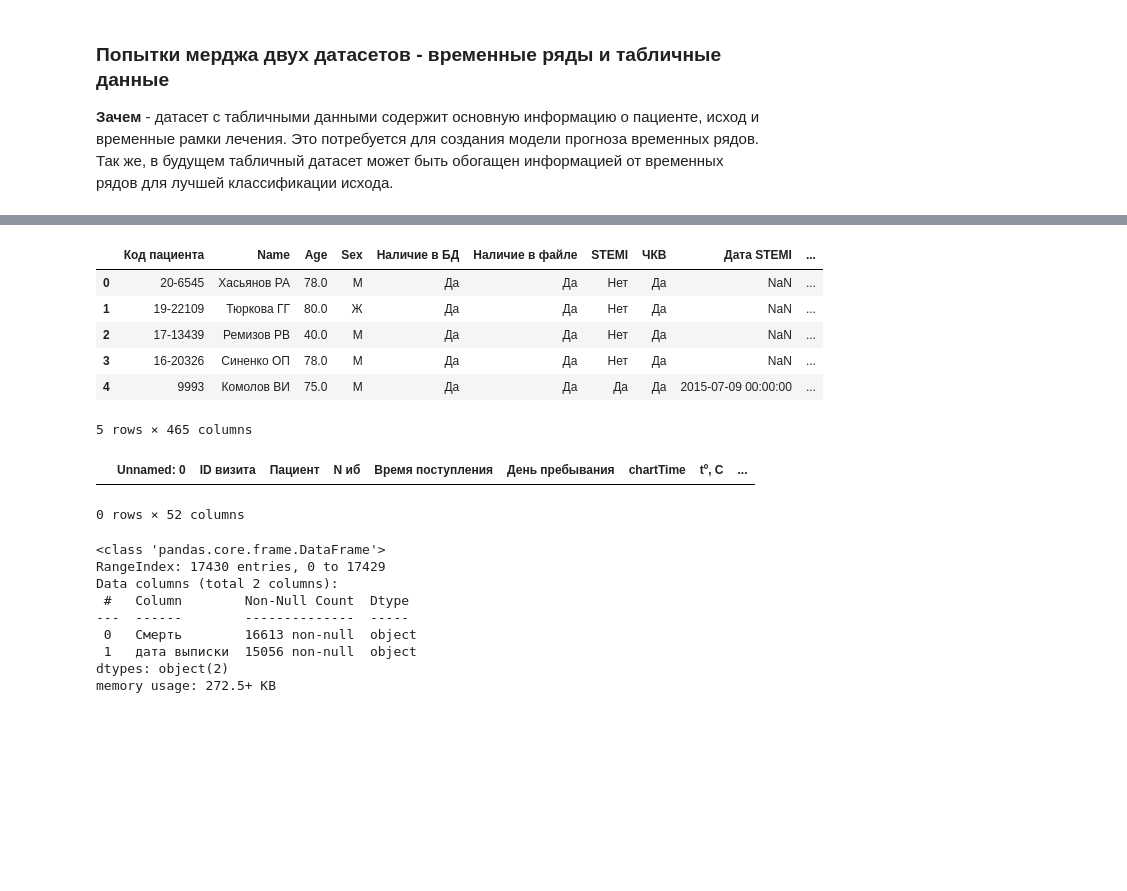
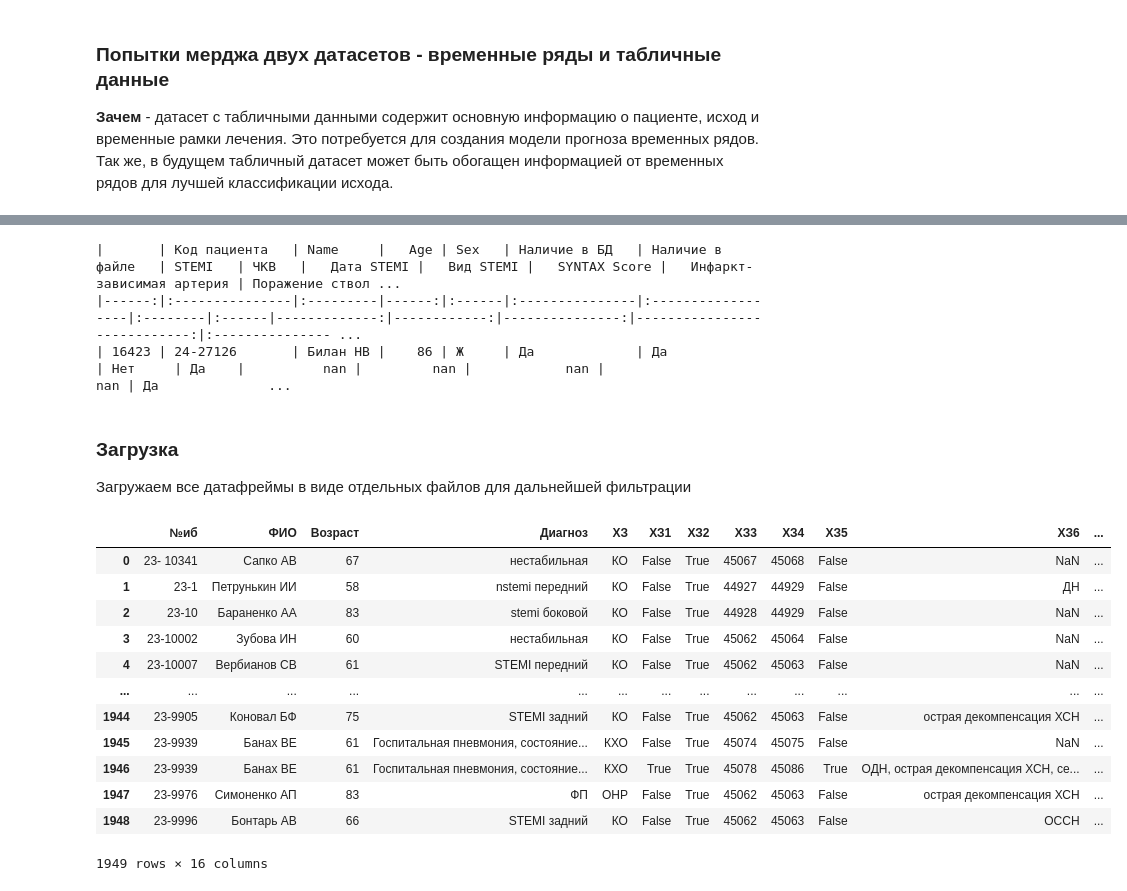
Before and after one commit to aaddssww156/phd, a Jupyter notebook: notebooks/time_series/experiments/test_merge_data.ipynb, the cells around one changed output, grey strips where cells are left out. Drawn from its saved outputs; the diff is of its cells as text; code cells hidden in the pictures; blank space fills up the shorter version.

Commit message:
Time series merge complete

```diff
--- a/notebooks/time_series/experiments/test_merge_data.ipynb
+++ b/notebooks/time_series/experiments/test_merge_data.ipynb
@@ -71,27 +14,33 @@ time_series_data.head(5)
-# %%
-table_data.head(5)
-# %% [output]
-|  | Код пациента | Name | Age | Sex | Наличие в БД | Наличие в файле | STEMI | ЧКВ | Дата STEMI | ... |
-| 0 | 20-6545 | Хасьянов РА | 78.0 | М | Да | Да | Нет | Да | NaN | ... |
-| 1 | 19-22109 | Тюркова ГГ | 80.0 | Ж | Да | Да | Нет | Да | NaN | ... |
-| 2 | 17-13439 | Ремизов РВ | 40.0 | М | Да | Да | Нет | Да | NaN | ... |
-| 3 | 16-20326 | Синенко ОП | 78.0 | М | Да | Да | Нет | Да | NaN | ... |
-| 4 | 9993 | Комолов ВИ | 75.0 | М | Да | Да | Да | Да | 2015-07-09 00:00:00 | ... |
-5 rows × 465 columns
 # %%
-time_series_data[time_series_data["ID визита"] ==  "2197"]
+print(table_data[table_data["Name"].str.contains("Билан", na=True)].to_markdown())
 # %% [output]
-|  | Unnamed: 0 | ID визита | Пациент | N иб | Время поступления | День пребывания | chartTime | tº, C | ... |
-0 rows × 52 columns
+|       | Код пациента   | Name     |   Age | Sex   | Наличие в БД   | Наличие в файле   | STEMI   | ЧКВ   |   Дата STEMI |   Вид STEMI |   SYNTAX Score |   Инфаркт-зависимая артерия | Поражение ствол ...
+|------:|:---------------|:---------|------:|:------|:---------------|:------------------|:--------|:------|-------------:|------------:|---------------:|----------------------------:|:--------------- ...
+| 16423 | 24-27126       | Билан НВ |    86 | Ж     | Да             | Да                | Нет     | Да    |          nan |         nan |            nan |                         nan | Да              ...
-# %%
-table_data[["Смерть", "дата выписки"]].info()
-# %% [output]
-<class 'pandas.core.frame.DataFrame'>
-RangeIndex: 17430 entries, 0 to 17429
-Data columns (total 2 columns):
- #   Column        Non-Null Count  Dtype
----  ------        --------------  -----
- 0   Смерть        16613 non-null  object
- 1   дата выписки  15056 non-null  object
-dtypes: object(2)
-memory usage: 272.5+ KB
+# %% [markdown]
+### Загрузка
+
+Загружаем все датафреймы в виде отдельных файлов для дальнейшей фильтрации
+# %%
+time_2020 = pd.read_excel("./data_raw/time_series/2020.xlsx")
+time_2021 = pd.read_excel("./data_raw/time_series/2021.xlsx")
+time_2022 = pd.read_excel("./data_raw/time_series/2022.xlsx")
+time_2023 = pd.read_excel("./data_raw/time_series/2023.xlsx")
+time_2024 = pd.read_excel("./data_raw/time_series/2024.xlsx")
+time_2025 = pd.read_excel("./data_raw/time_series/2025.xlsx")
+# %%
+time_2023
+# %% [output]
+|  | №иб | ФИО | Возраст | Диагноз | ХЗ | ХЗ1 | ХЗ2 | ХЗ3 | ХЗ4 | ХЗ5 | ХЗ6 | ... |
+| 0 | 23- 10341 | Сапко АВ | 67 | нестабильная | КО | False | True | 45067 | 45068 | False | NaN | ... |
+| 1 | 23-1 | Петрунькин ИИ | 58 | nstemi передний | КО | False | True | 44927 | 44929 | False | ДН | ... |
+| 2 | 23-10 | Бараненко АА | 83 | stemi боковой | КО | False | True | 44928 | 44929 | False | NaN | ... |
+| 3 | 23-10002 | Зубова ИН | 60 | нестабильная | КО | False | True | 45062 | 45064 | False | NaN | ... |
+| 4 | 23-10007 | Вербианов СВ | 61 | STEMI передний | КО | False | True | 45062 | 45063 | False | NaN | ... |
+| ... | ... | ... | ... | ... | ... | ... | ... | ... | ... | ... | ... | ... |
+| 1944 | 23-9905 | Коновал БФ | 75 | STEMI задний | КО | False | True | 45062 | 45063 | False | острая декомпенсация ХСН | ... |
+| 1945 | 23-9939 | Банах ВЕ | 61 | Госпитальная пневмония, состояние... | КХО | False | True | 45074 | 45075 | False | NaN | ... |
+| 1946 | 23-9939 | Банах ВЕ | 61 | Госпитальная пневмония, состояние... | КХО | True | True | 45078 | 45086 | True | ОДН, острая декомпенсация ХСН, се... | ... |
+| 1947 | 23-9976 | Симоненко АП | 83 | ФП | ОНР | False | True | 45062 | 45063 | False | острая декомпенсация ХСН | ... |
+| 1948 | 23-9996 | Бонтарь АВ | 66 | STEMI задний | КО | False | True | 45062 | 45063 | False | ОССН | ... |
+1949 rows × 16 columns
```
Also changed, not shown: parts of 34 cells of this notebook, 2 other files.
